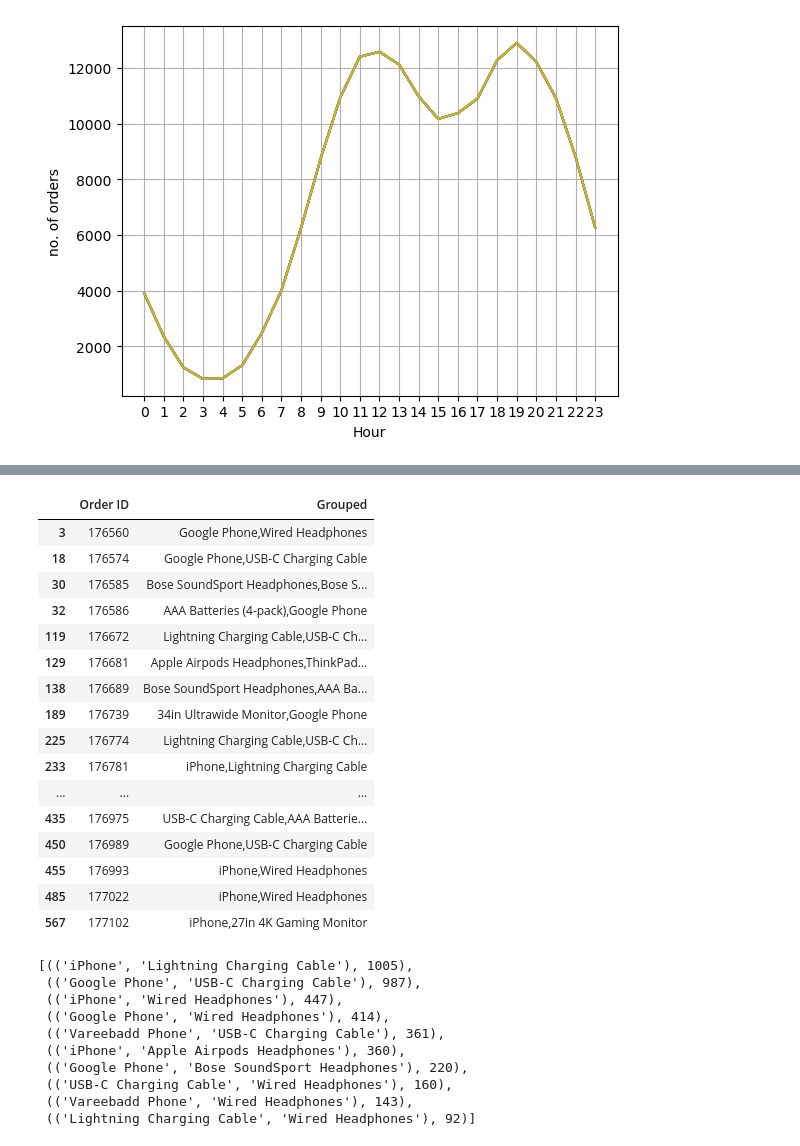
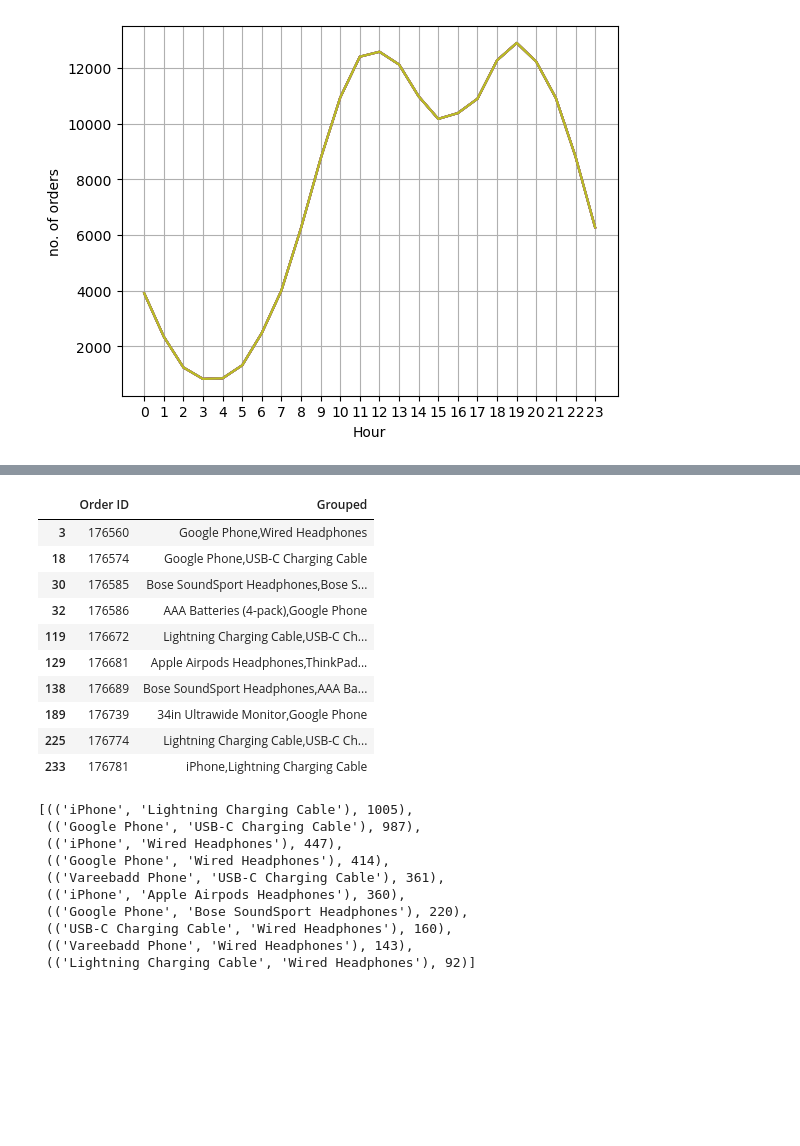
Before and after one commit to RiyaShah18/SalesAnalysis, a Jupyter notebook: Sales Analysis.ipynb, the cells around one changed output, grey strips where cells are left out. Saved outputs shown, nothing was run; the diff lists cells and outputs as text; code cells hidden in the pictures; blank space fills up the shorter version.

```diff
--- a/Sales Analysis.ipynb
+++ b/Sales Analysis.ipynb
@@ -131,6 +138,12 @@ annual.head()
 # %%
-annual['City']=annual['Purchase Address'].apply(lambda x: x.split(',')[1]+','+x.split(',')[2].split(' ')[1])
-annual.head()
+def get_city(address):
+    return address.split(',')[1]
+
+def get_state(address):
+    return address.split(',')[2].split(' ')[1]
+
+annual['City'] = annual['Purchase Address'].apply(lambda x: f"{get_city(x)}, {get_state(x)}")
+annual
 # %% [output]
 |  | Order ID | Product | Quantity Ordered | Price Each | Sales | Order Date | Purchase Address | Month | ... |
 | 0 | 176558 | USB-C Charging Cable | 2 | 11.95 | 23.90 | 04/19/19 08:46 | 917 1st St, Dallas, TX 75001 | 4 | ... |
@@ -294,26 +304,19 @@ See the caveats in the documentation: https://pandas.pydata.org/pandas-docs/stab
 | 30 | 176585 | Bose SoundSport Headphones | 1 | 99.99 | 99.99 | 2019-04-07 11:31:00 | 823 Highland St, Boston, MA 02215 | 4 | ... |
 # %%
 df = df[['Order ID', 'Grouped']].drop_duplicates()
-
-df.head(20)
+df.head(10)
 # %% [output]
 |  | Order ID | Grouped |
 | 3 | 176560 | Google Phone,Wired Headphones |
 | 18 | 176574 | Google Phone,USB-C Charging Cable |
 | 30 | 176585 | Bose SoundSport Headphones,Bose S... |
 | 32 | 176586 | AAA Batteries (4-pack),Google Phone |
 | 119 | 176672 | Lightning Charging Cable,USB-C Ch... |
 | 129 | 176681 | Apple Airpods Headphones,ThinkPad... |
 | 138 | 176689 | Bose SoundSport Headphones,AAA Ba... |
 | 189 | 176739 | 34in Ultrawide Monitor,Google Phone |
 | 225 | 176774 | Lightning Charging Cable,USB-C Ch... |
 | 233 | 176781 | iPhone,Lightning Charging Cable |
-| ... | ... | ... |
-| 435 | 176975 | USB-C Charging Cable,AAA Batterie... |
-| 450 | 176989 | Google Phone,USB-C Charging Cable |
-| 455 | 176993 | iPhone,Wired Headphones |
-| 485 | 177022 | iPhone,Wired Headphones |
-| 567 | 177102 | iPhone,27in 4K Gaming Monitor |
 # %%
 from itertools import combinations
 from collections import Counter
```
Also changed, not shown: parts of 46 cells of this notebook.
